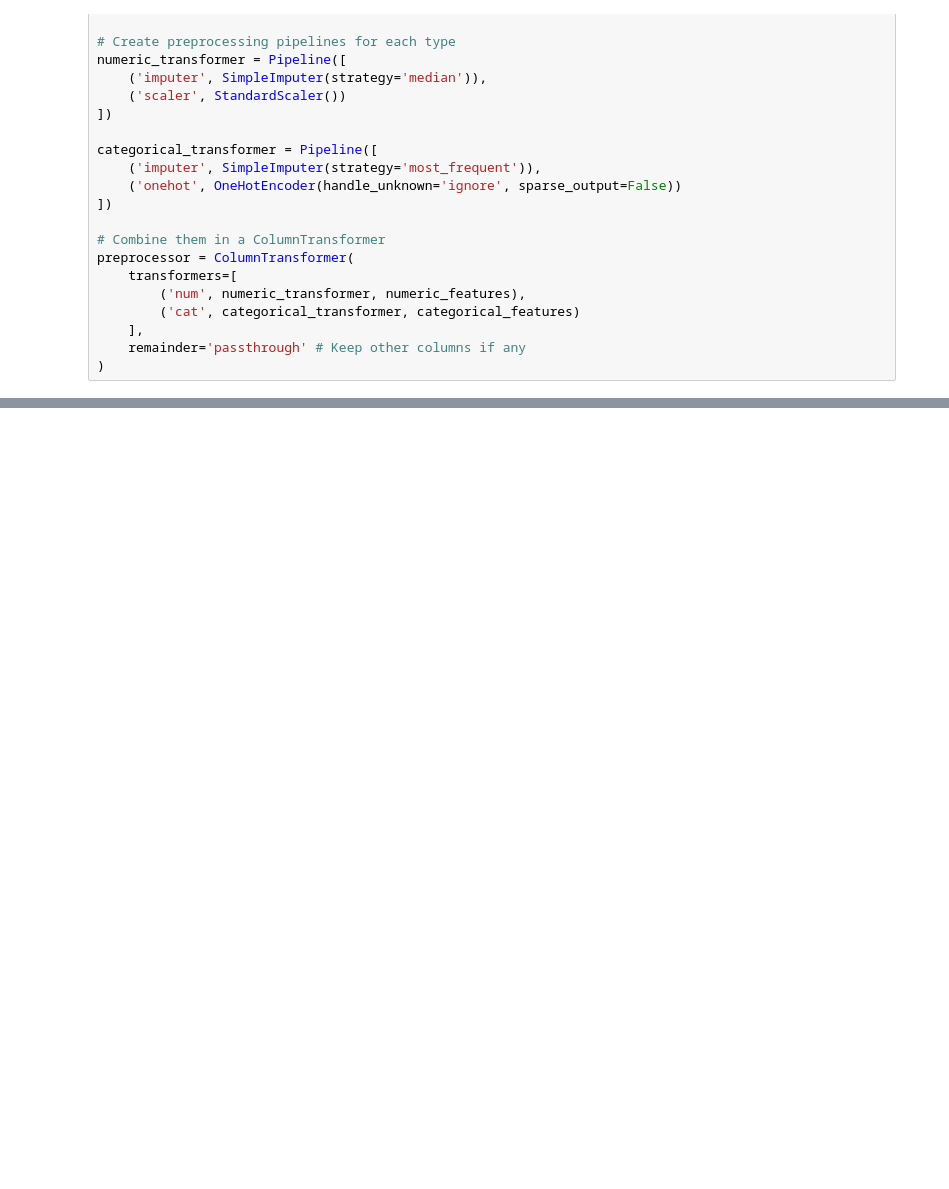
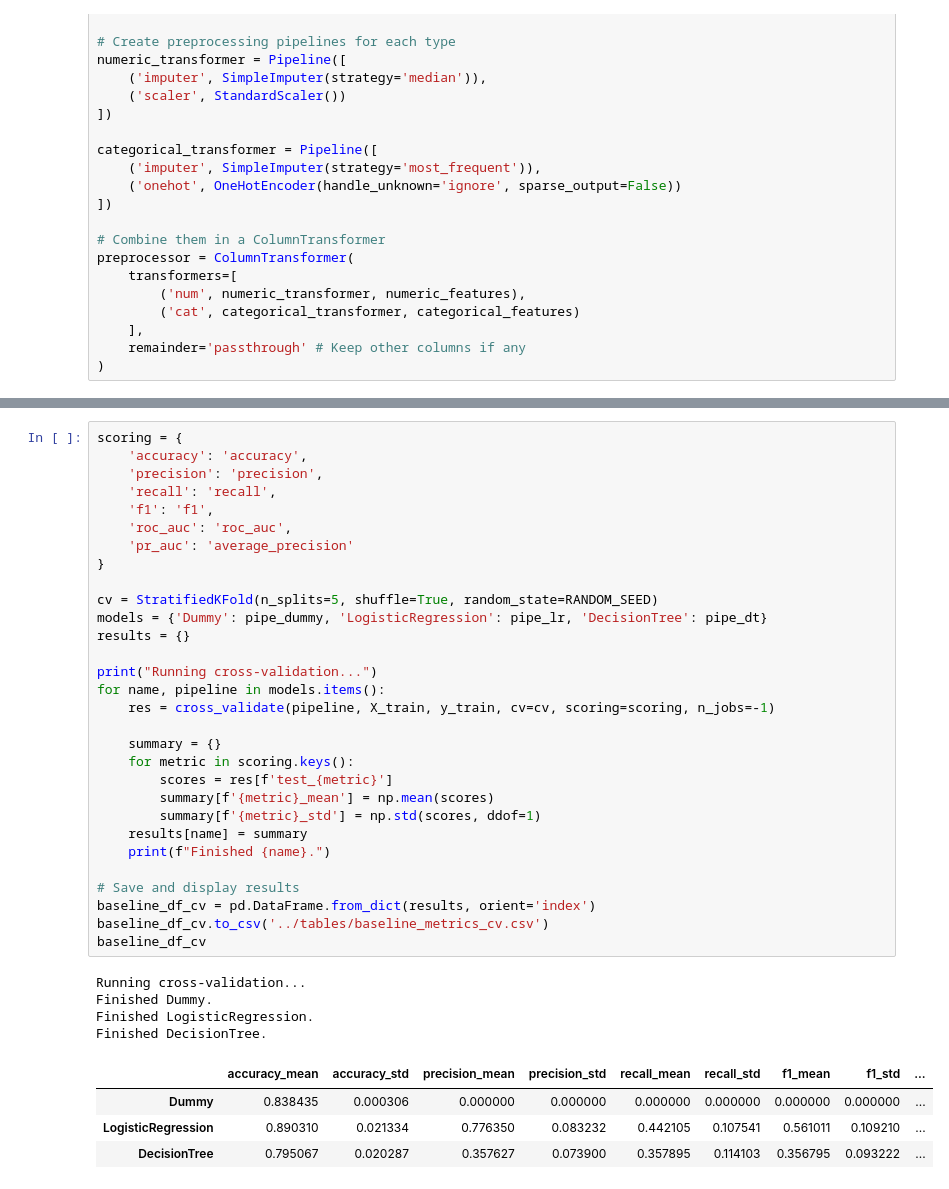
Before and after one commit to affanSkhan/sixsigma-ml-attrition, a Jupyter notebook: notebooks/02_baseline_models.ipynb, the cells around one changed output, grey strips where cells are left out. Cells and saved outputs as stored; diff of their text form; blank space fills up the shorter version.

```diff
--- a/notebooks/02_baseline_models.ipynb
+++ b/notebooks/02_baseline_models.ipynb
@@ -79,0 +90,39 @@ preprocessor = ColumnTransformer(
+# %%
+scoring = {
+    'accuracy': 'accuracy',
+    'precision': 'precision',
+    'recall': 'recall',
+    'f1': 'f1',
+    'roc_auc': 'roc_auc',
+    'pr_auc': 'average_precision'
+}
+
+cv = StratifiedKFold(n_splits=5, shuffle=True, random_state=RANDOM_SEED)
+models = {'Dummy': pipe_dummy, 'LogisticRegression': pipe_lr, 'DecisionTree': pipe_dt}
+results = {}
+
+print("Running cross-validation...")
+for name, pipeline in models.items():
+    res = cross_validate(pipeline, X_train, y_train, cv=cv, scoring=scoring, n_jobs=-1)
+
+    summary = {}
+    for metric in scoring.keys():
+        scores = res[f'test_{metric}']
+        summary[f'{metric}_mean'] = np.mean(scores)
+        summary[f'{metric}_std'] = np.std(scores, ddof=1)
+    results[name] = summary
+    print(f"Finished {name}.")
+
+# Save and display results
+baseline_df_cv = pd.DataFrame.from_dict(results, orient='index')
+baseline_df_cv.to_csv('../tables/baseline_metrics_cv.csv')
+baseline_df_cv
+# %% [output]
+Running cross-validation...
+Finished Dummy.
+Finished LogisticRegression.
+Finished DecisionTree.
+|  | accuracy_mean | accuracy_std | precision_mean | precision_std | recall_mean | recall_std | f1_mean | f1_std | ... |
+| Dummy | 0.838435 | 0.000306 | 0.000000 | 0.000000 | 0.000000 | 0.000000 | 0.000000 | 0.000000 | ... |
+| LogisticRegression | 0.890310 | 0.021334 | 0.776350 | 0.083232 | 0.442105 | 0.107541 | 0.561011 | 0.109210 | ... |
+| DecisionTree | 0.795067 | 0.020287 | 0.357627 | 0.073900 | 0.357895 | 0.114103 | 0.356795 | 0.093222 | ... |
```
Also changed, not shown: parts of 3 cells of this notebook, 1 other file.
